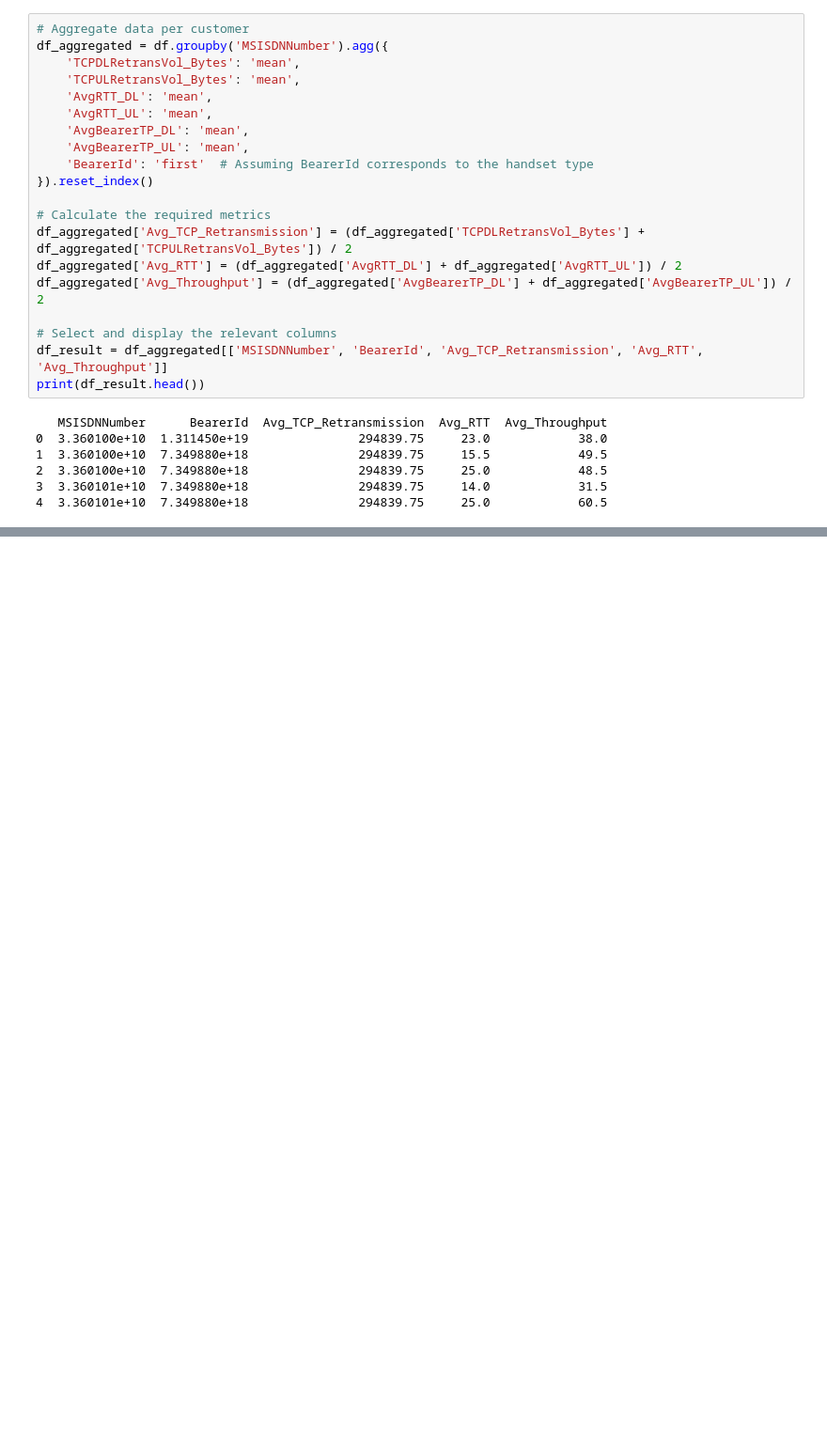
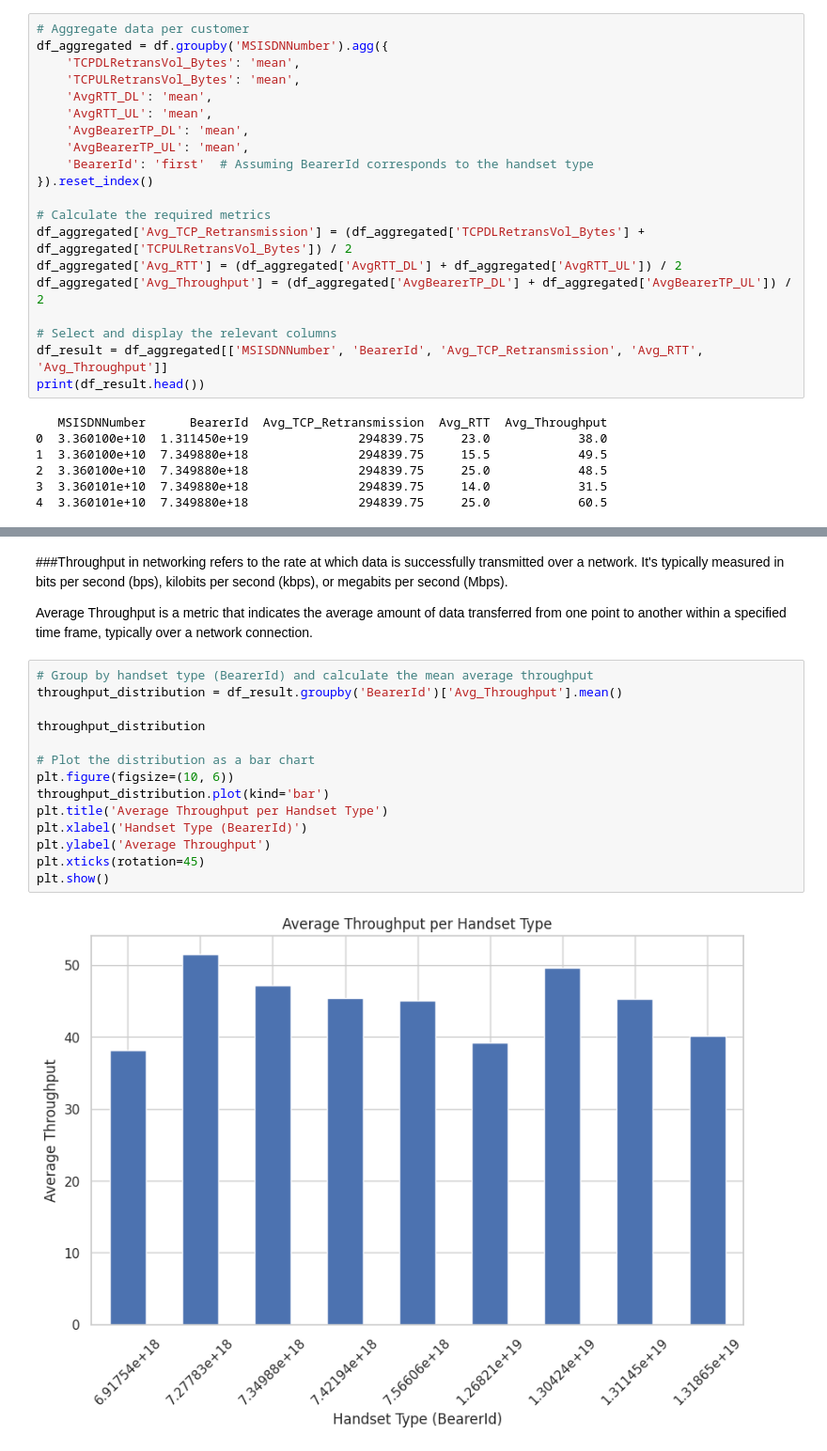
Before and after one commit to santoshdhalwalkar/Telecommunication, a Jupyter notebook: Task_3.ipynb, the cells around one changed output, grey strips where cells are left out. Shown at 94% size. Cells and saved outputs as stored; diff of their text form; blank space fills up the shorter version.

```diff
--- a/Task_3.ipynb
+++ b/Task_3.ipynb
@@ -124,0 +254,20 @@ print(df_result.head())
+# %% [markdown]
+###Throughput in networking refers to the rate at which data is successfully transmitted over a network. It's typically measured in bits per second (bps), kilobits per second (kbps), or megabits per second (Mbps).
+
+Average Throughput is a metric that indicates the average amount of data transferred from one point to another within a specified time frame, typically over a network connection.
+# %%
+# Group by handset type (BearerId) and calculate the mean average throughput
+throughput_distribution = df_result.groupby('BearerId')['Avg_Throughput'].mean()
+
+throughput_distribution
+
+# Plot the distribution as a bar chart
+plt.figure(figsize=(10, 6))
+throughput_distribution.plot(kind='bar')
+plt.title('Average Throughput per Handset Type')
+plt.xlabel('Handset Type (BearerId)')
+plt.ylabel('Average Throughput')
+plt.xticks(rotation=45)
+plt.show()
+# %% [output]
+[figure, added]
```
Also changed, not shown: parts of 13 cells of this notebook.
